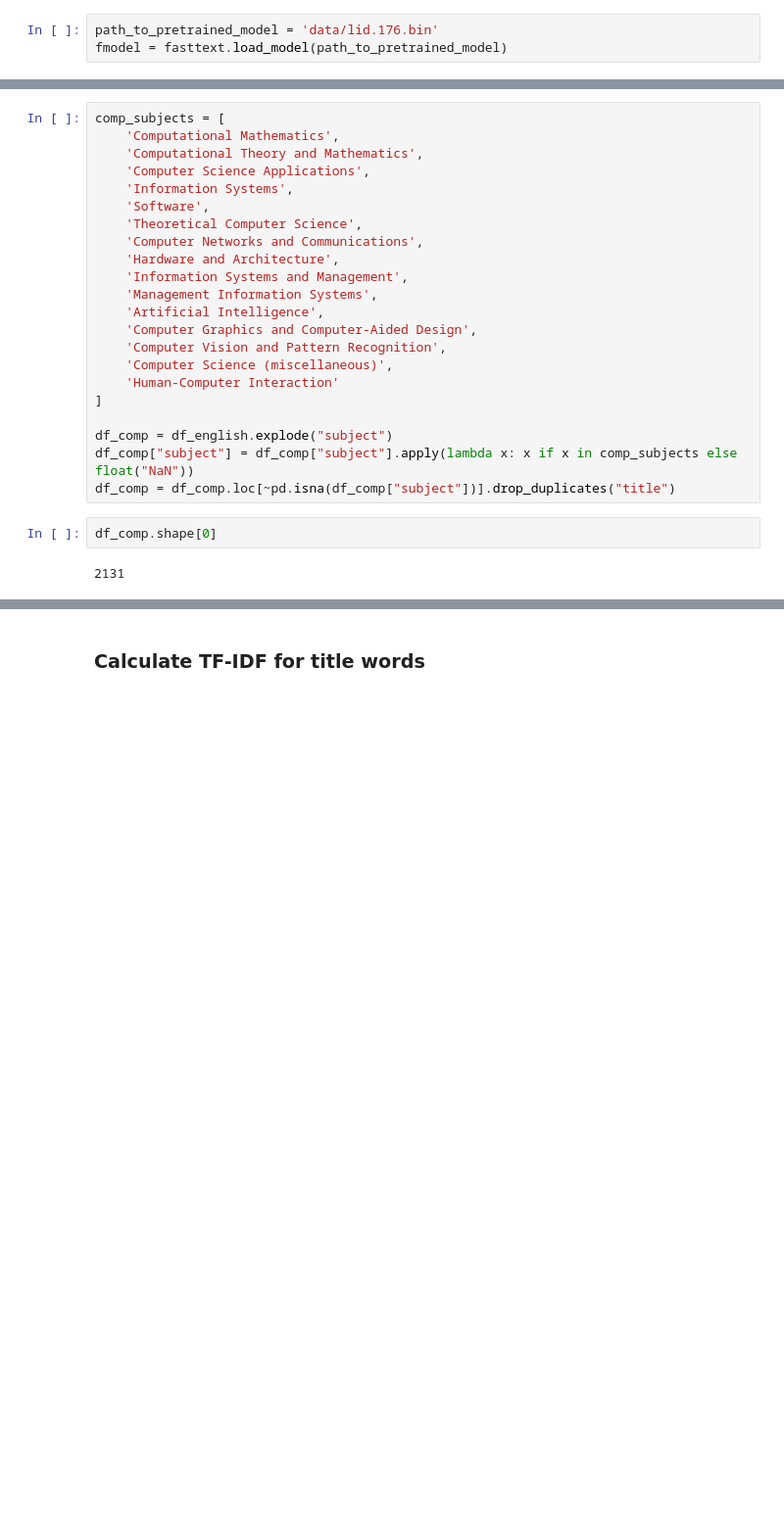
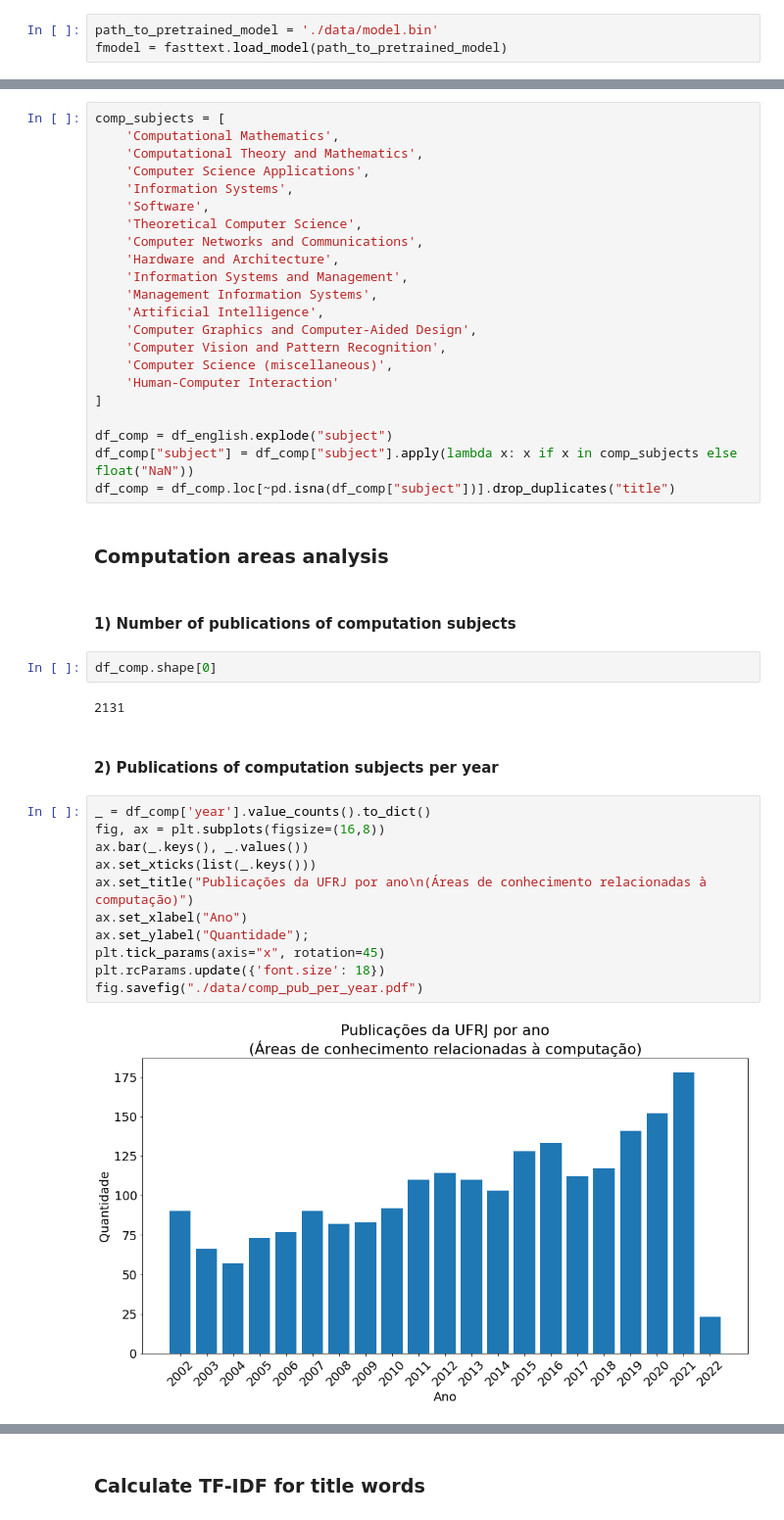
Before and after one commit to pedroboechat/COS738_BuscaMineracaoTexto_TrabFinal, a Jupyter notebook: notebook.ipynb, the cells around one changed output, grey strips where cells are left out. Shown at 98% size. Saved outputs shown, nothing was run; the diff lists cells and outputs as text; blank space fills up the shorter version.

```diff
--- a/notebook.ipynb
+++ b/notebook.ipynb
@@ -144,7 +106,7 @@ df_treated = df_treated[df_treated['title'].notna()]
 # %% [markdown]
 #### 4) Use `fasttext` to identify language of records
 # %%
-path_to_pretrained_model = 'data/lid.176.bin'
+path_to_pretrained_model = './data/model.bin'
 fmodel = fasttext.load_model(path_to_pretrained_model)
 # %% [output]
 Warning : `load_model` does not return WordVectorModel or SupervisedModel any more, but a `FastText` object which is very similar.
@@ -217,7 +168,26 @@ comp_subjects = [
 df_comp = df_english.explode("subject")
 df_comp["subject"] = df_comp["subject"].apply(lambda x: x if x in comp_subjects else float("NaN"))
 df_comp = df_comp.loc[~pd.isna(df_comp["subject"])].drop_duplicates("title")
+# %% [markdown]
+### Computation areas analysis
+# %% [markdown]
+#### 1) Number of publications of computation subjects
 # %%
 df_comp.shape[0]
 # %% [output]
 2131
+# %% [markdown]
+#### 2) Publications of computation subjects per year
+# %%
+_ = df_comp['year'].value_counts().to_dict()
+fig, ax = plt.subplots(figsize=(16,8))
+ax.bar(_.keys(), _.values())
+ax.set_xticks(list(_.keys()))
+ax.set_title("Publicações da UFRJ por ano\n(Áreas de conhecimento relacionadas à computação)")
+ax.set_xlabel("Ano")
+ax.set_ylabel("Quantidade");
+plt.tick_params(axis="x", rotation=45)
+plt.rcParams.update({'font.size': 18})
+fig.savefig("./data/comp_pub_per_year.pdf")
+# %% [output]
+[figure, added]
```
Also changed, not shown: parts of 29 cells of this notebook.
